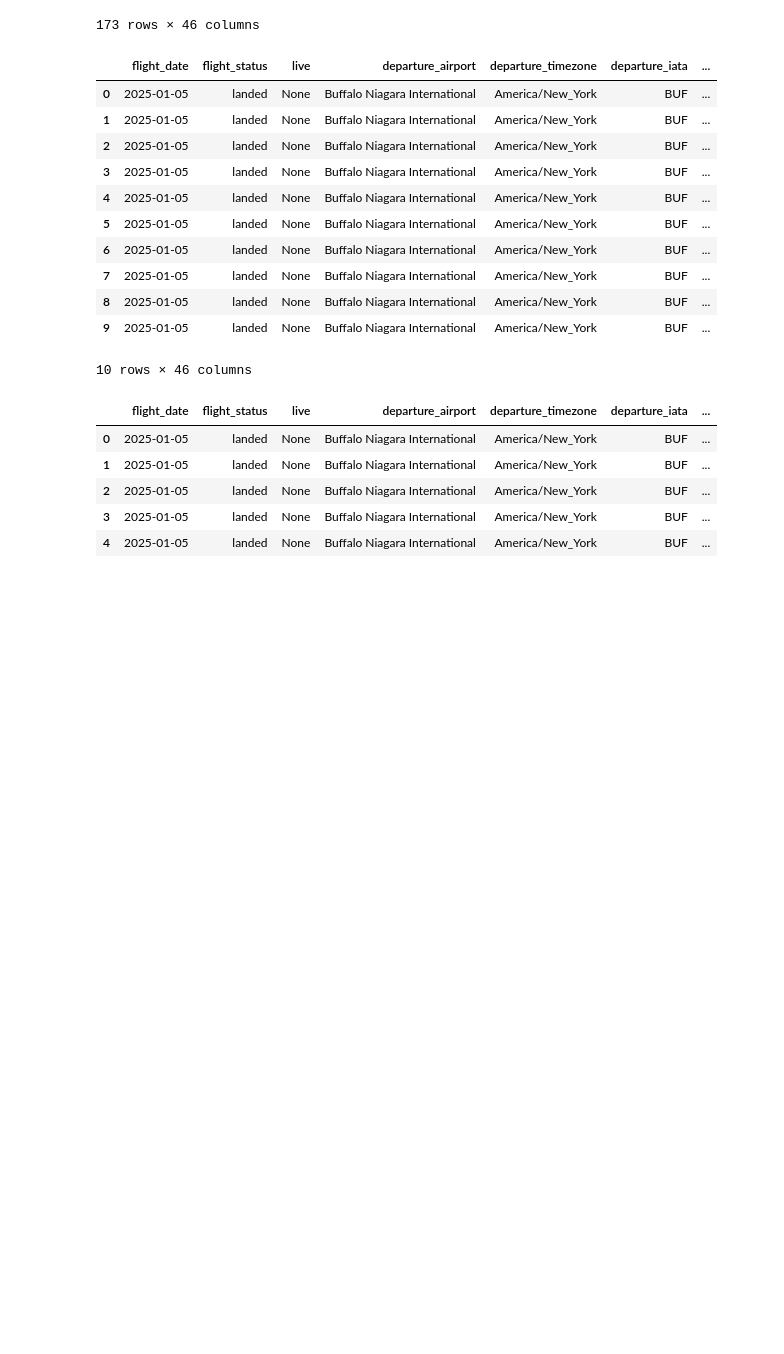
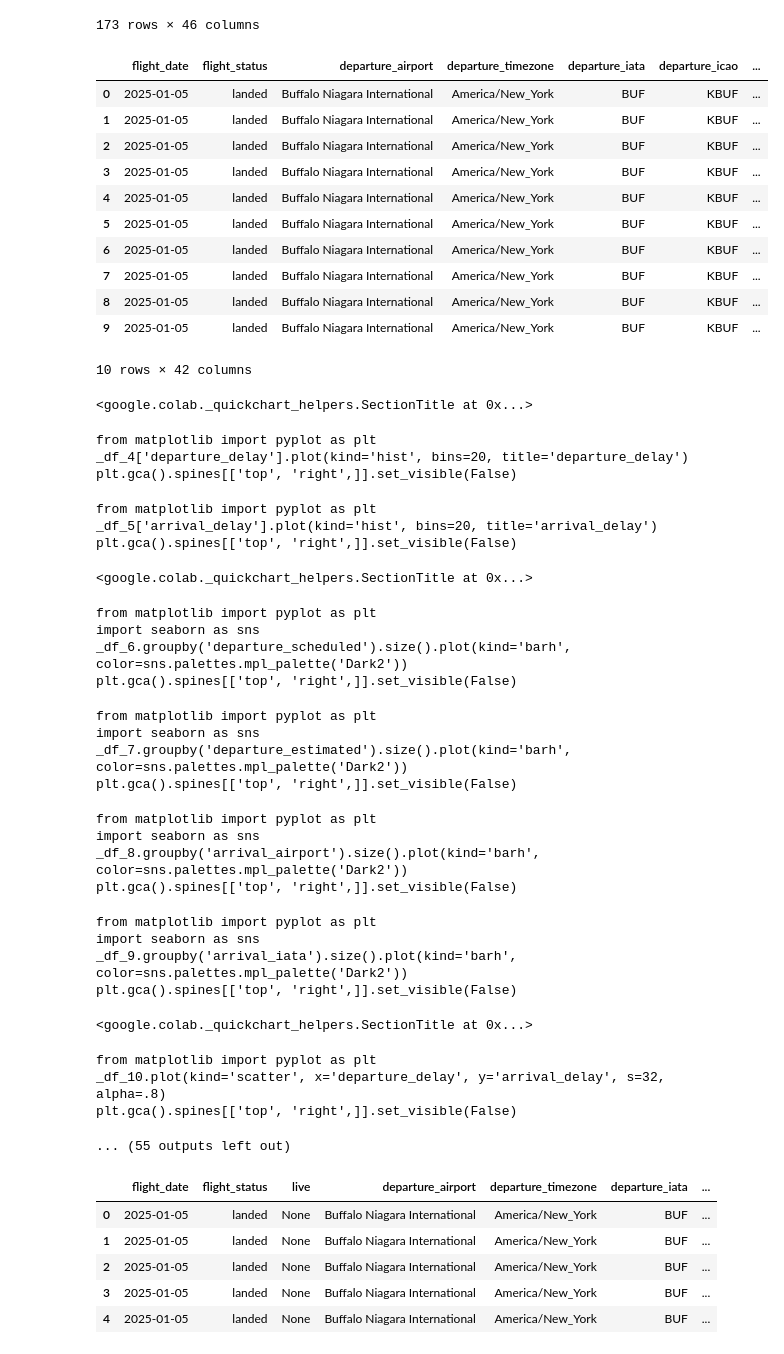
Before and after one commit to Iamkoss/cis9650_flight_data, a Jupyter notebook: fligh_data.ipynb, the cells around one changed output. Cells and saved outputs as stored; diff of their text form; code cells hidden in the pictures; blank space fills up the shorter version.

```diff
--- a/fligh_data.ipynb
+++ b/fligh_data.ipynb
@@ -166,34 +158,63 @@ display(df)
 # %%
 #clean up the entire data set (ie. fix the naming of some columns)
 
 #making a copy of the master set (in case of mess up)
 df = df_all.copy()
 #replacting the column names from . to a _ for easier reading
 df.columns = df.columns.str.lower().str.replace('.', '_')
 
-# Removing all the fully empty row
-#empty_cols = df.columns[df.isna().all()].tolist()
-#df = df.drop(columns=empty_cols)
+# Removing all the fully empty columns
+empty_cols = df.columns[df.isna().all()].tolist()
+df = df.drop(columns=empty_cols)
 #print("Dropped completely empty columns:", empty_cols)
 
 #remove any duplicates from main set
 df = df.drop_duplicates()
 #print("After dropping duplicates:", df.shape)
 
 df.head(10)
 # %% [output]
-|  | flight_date | flight_status | live | departure_airport | departure_timezone | departure_iata | ... |
-| 0 | 2025-01-05 | landed | None | Buffalo Niagara International | America/New_York | BUF | ... |
-| 1 | 2025-01-05 | landed | None | Buffalo Niagara International | America/New_York | BUF | ... |
-| 2 | 2025-01-05 | landed | None | Buffalo Niagara International | America/New_York | BUF | ... |
-| 3 | 2025-01-05 | landed | None | Buffalo Niagara International | America/New_York | BUF | ... |
-| 4 | 2025-01-05 | landed | None | Buffalo Niagara International | America/New_York | BUF | ... |
-| 5 | 2025-01-05 | landed | None | Buffalo Niagara International | America/New_York | BUF | ... |
-| 6 | 2025-01-05 | landed | None | Buffalo Niagara International | America/New_York | BUF | ... |
-| 7 | 2025-01-05 | landed | None | Buffalo Niagara International | America/New_York | BUF | ... |
-| 8 | 2025-01-05 | landed | None | Buffalo Niagara International | America/New_York | BUF | ... |
-| 9 | 2025-01-05 | landed | None | Buffalo Niagara International | America/New_York | BUF | ... |
+|  | flight_date | flight_status | departure_airport | departure_timezone | departure_iata | departure_icao | ... |
+| 0 | 2025-01-05 | landed | Buffalo Niagara International | America/New_York | BUF | KBUF | ... |
+| 1 | 2025-01-05 | landed | Buffalo Niagara International | America/New_York | BUF | KBUF | ... |
+| 2 | 2025-01-05 | landed | Buffalo Niagara International | America/New_York | BUF | KBUF | ... |
+| 3 | 2025-01-05 | landed | Buffalo Niagara International | America/New_York | BUF | KBUF | ... |
+| 4 | 2025-01-05 | landed | Buffalo Niagara International | America/New_York | BUF | KBUF | ... |
+| 5 | 2025-01-05 | landed | Buffalo Niagara International | America/New_York | BUF | KBUF | ... |
+| 6 | 2025-01-05 | landed | Buffalo Niagara International | America/New_York | BUF | KBUF | ... |
+| 7 | 2025-01-05 | landed | Buffalo Niagara International | America/New_York | BUF | KBUF | ... |
+| 8 | 2025-01-05 | landed | Buffalo Niagara International | America/New_York | BUF | KBUF | ... |
+| 9 | 2025-01-05 | landed | Buffalo Niagara International | America/New_York | BUF | KBUF | ... |
-10 rows × 46 columns
+10 rows × 42 columns
+<google.colab._quickchart_helpers.SectionTitle at 0x...>
+from matplotlib import pyplot as plt
+_df_4['departure_delay'].plot(kind='hist', bins=20, title='departure_delay')
+plt.gca().spines[['top', 'right',]].set_visible(False)
+from matplotlib import pyplot as plt
+_df_5['arrival_delay'].plot(kind='hist', bins=20, title='arrival_delay')
+plt.gca().spines[['top', 'right',]].set_visible(False)
+<google.colab._quickchart_helpers.SectionTitle at 0x...>
+from matplotlib import pyplot as plt
+import seaborn as sns
+_df_6.groupby('departure_scheduled').size().plot(kind='barh', color=sns.palettes.mpl_palette('Dark2'))
+plt.gca().spines[['top', 'right',]].set_visible(False)
+from matplotlib import pyplot as plt
+import seaborn as sns
+_df_7.groupby('departure_estimated').size().plot(kind='barh', color=sns.palettes.mpl_palette('Dark2'))
+plt.gca().spines[['top', 'right',]].set_visible(False)
+from matplotlib import pyplot as plt
+import seaborn as sns
+_df_8.groupby('arrival_airport').size().plot(kind='barh', color=sns.palettes.mpl_palette('Dark2'))
+plt.gca().spines[['top', 'right',]].set_visible(False)
+from matplotlib import pyplot as plt
+import seaborn as sns
+_df_9.groupby('arrival_iata').size().plot(kind='barh', color=sns.palettes.mpl_palette('Dark2'))
+plt.gca().spines[['top', 'right',]].set_visible(False)
+<google.colab._quickchart_helpers.SectionTitle at 0x...>
+from matplotlib import pyplot as plt
+_df_10.plot(kind='scatter', x='departure_delay', y='arrival_delay', s=32, alpha=.8)
+plt.gca().spines[['top', 'right',]].set_visible(False)
+... (55 outputs left out)
 # %%
 display(df.head())
 display(df.info())
```
Also changed, not shown: parts of 10 cells of this notebook.
